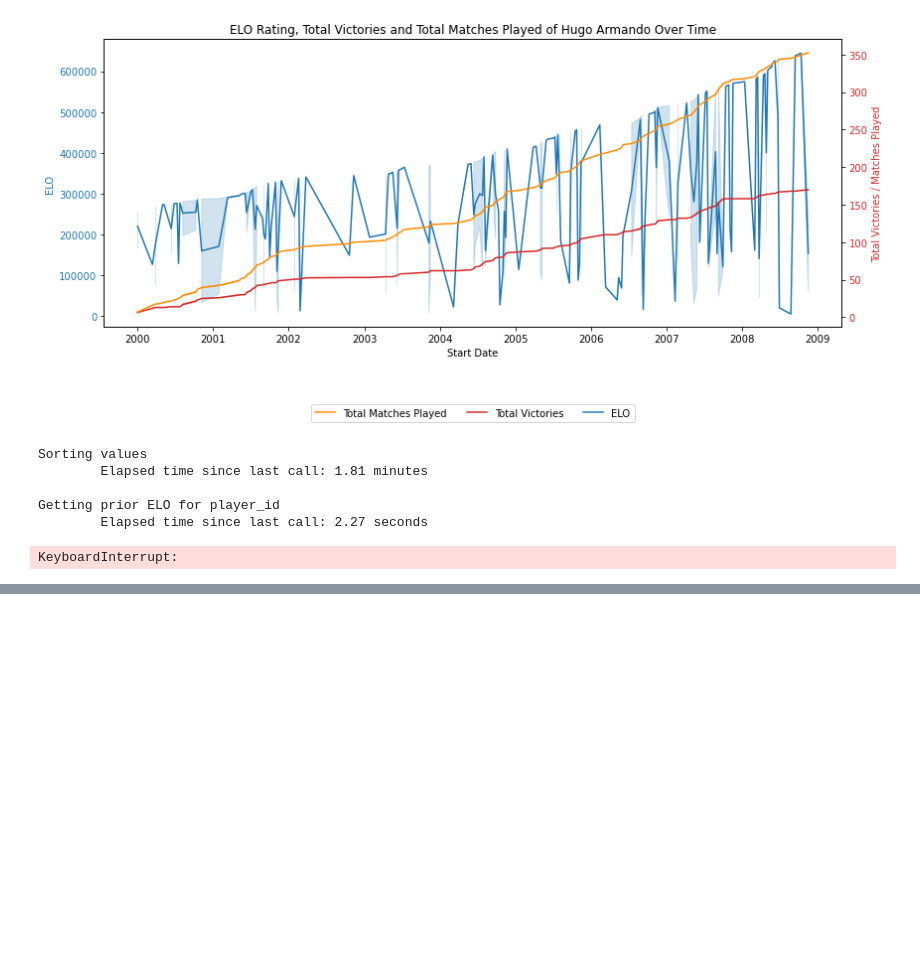
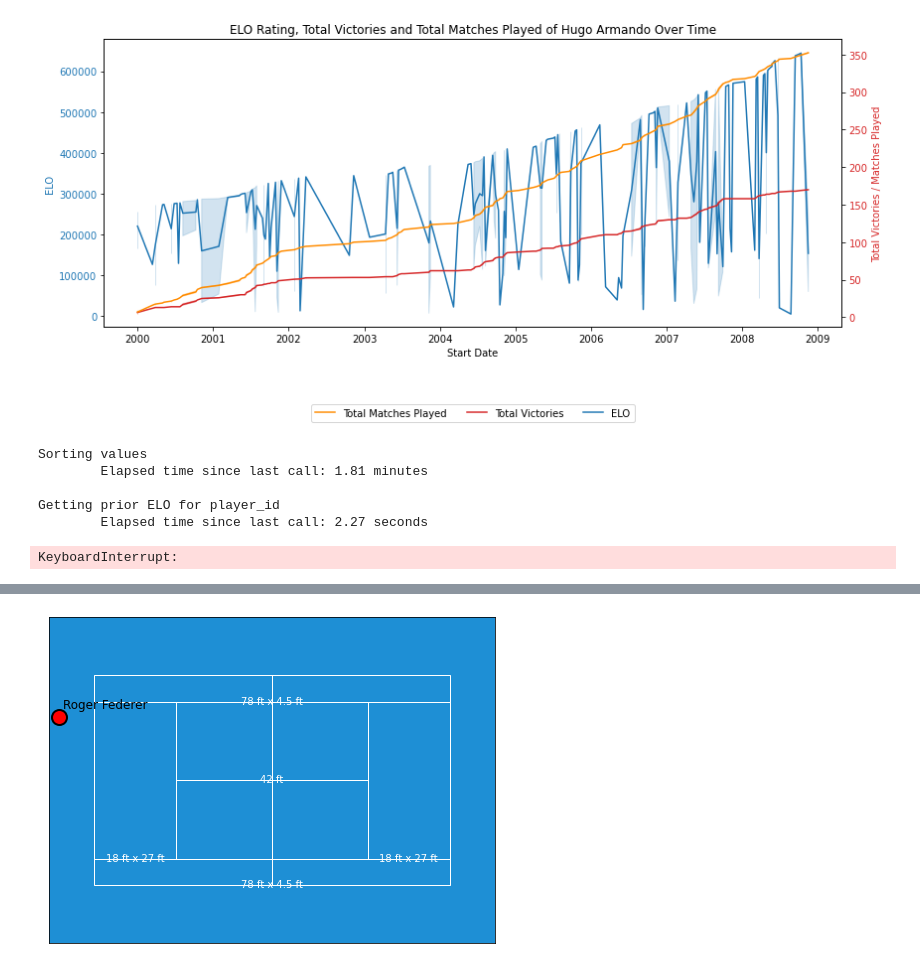
Before and after one commit to nschimmoller/model-card-tennis, a Jupyter notebook: tennis_betting_ml/tennis_model.ipynb, the cells around one changed output, grey strips where cells are left out. Saved outputs shown, nothing was run; the diff lists cells and outputs as text; code cells hidden in the pictures; blank space fills up the shorter version.

Commit message:
simulate_tennis_match

```diff
--- a/tennis_betting_ml/tennis_model.ipynb
+++ b/tennis_betting_ml/tennis_model.ipynb
@@ -505,0 +522,18 @@ plt.show()
+# %%
+# create a Match instance
+match = Match(player1=None, player2=None, best_of=3, court_surface='hard')
+
+# create two Player instances
+player1 = Player(name='Roger Federer', skill_level=0.8, match=match)
+player2 = Player(name='Rafael Nadal', skill_level=0.9, match=match)
+
+# set the players for the match
+match.player1 = player1
+match.player2 = player2
+
+# set the match for the players
+player1.match = match
+player2.match = match
+# %%
+random.seed(42)
+simulate_match(player1, player2, best_of=3, court_surface='hard')
@@ -505,0 +558,4 @@ plt.show()
+# %%
+player1.plot_court_position(court_position=(-.1, 0.8))
+# %% [output]
+[figure, added]
```
Also changed, not shown: parts of 6 cells of this notebook, 5 other files.
